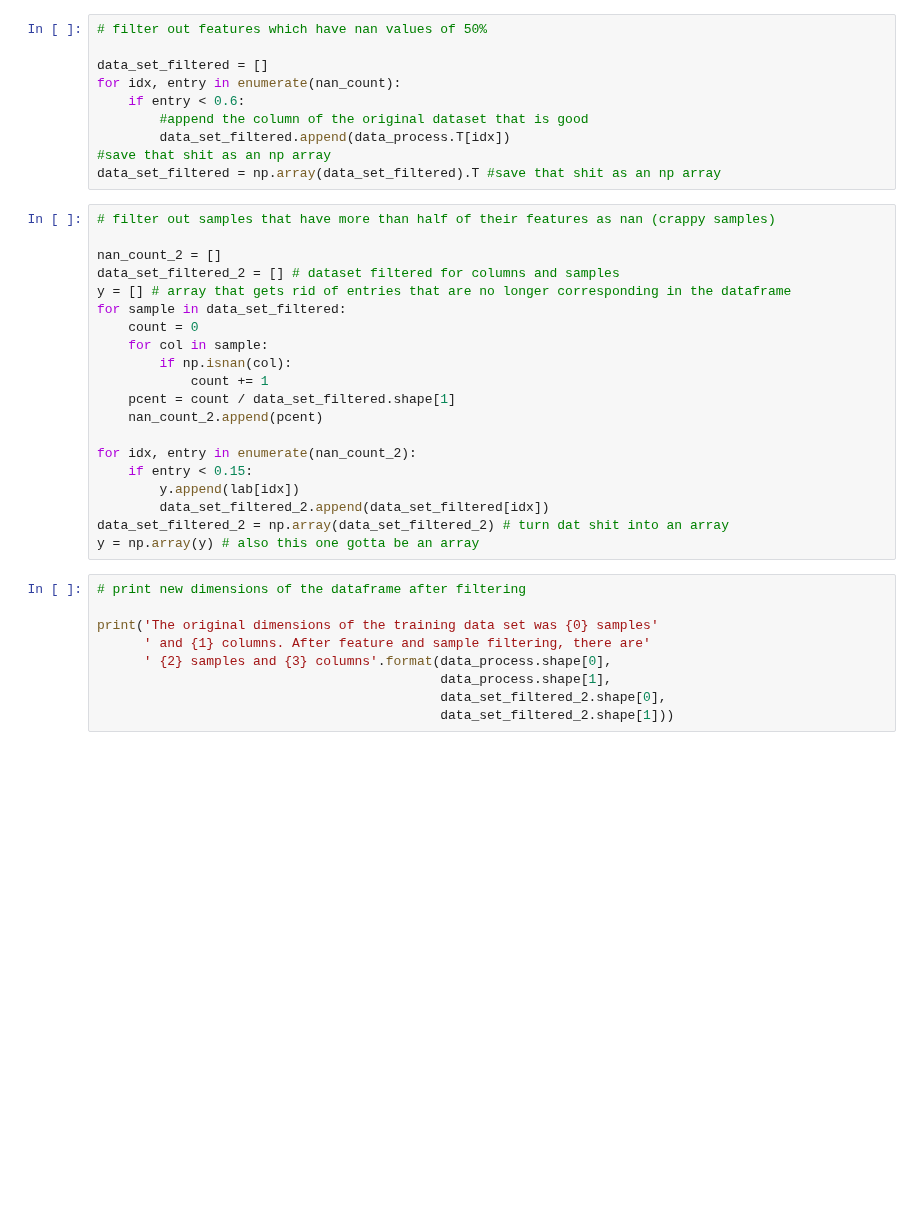
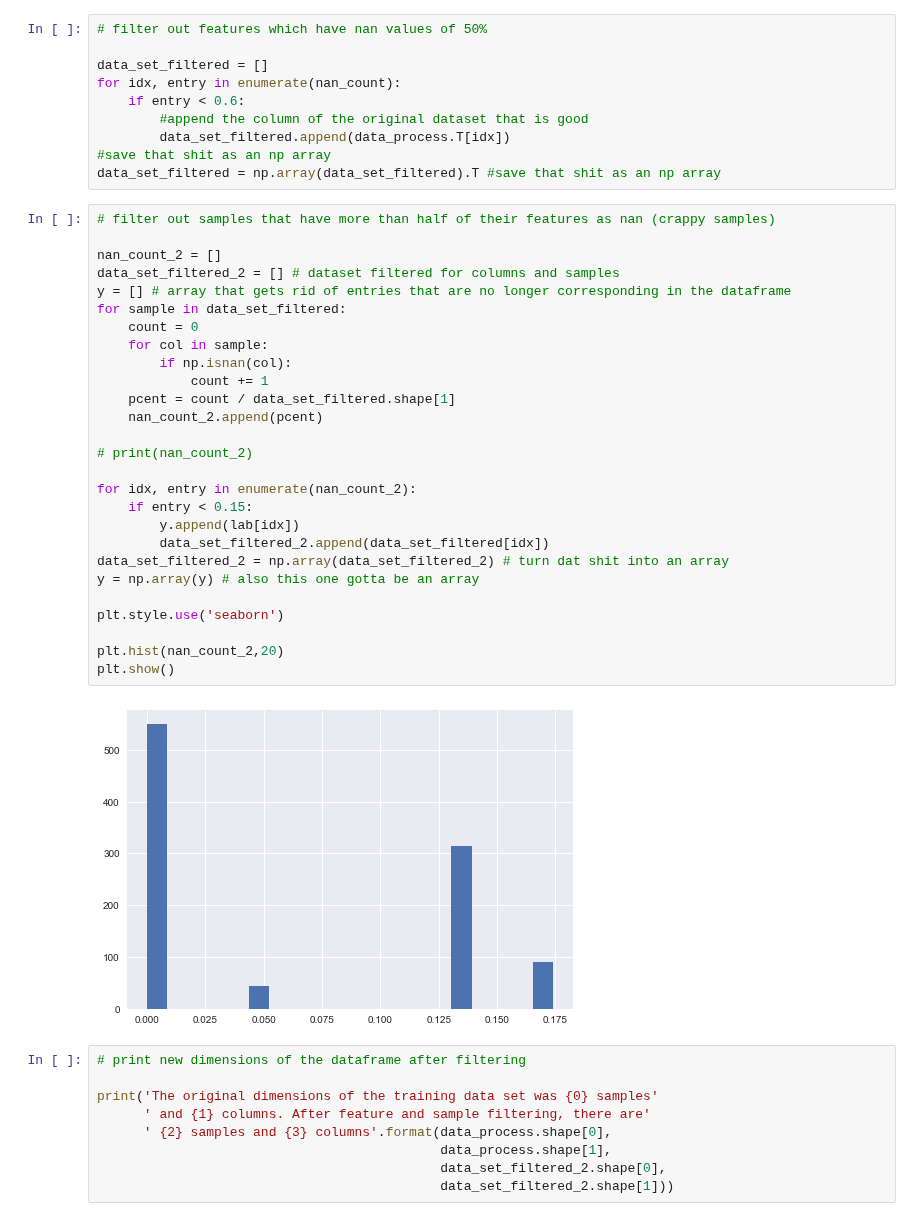
Before and after one commit to hhschede/machine_learning, a Jupyter notebook: project_1/Project_1_jupy.ipynb, the cells around one changed output. Cells and saved outputs as stored; diff of their text form; blank space fills up the shorter version.

```diff
--- a/project_1/Project_1_jupy.ipynb
+++ b/project_1/Project_1_jupy.ipynb
@@ -62,23 +70,32 @@ data_set_filtered = np.array(data_set_filtered).T #save that shit as an np array
 # %%
 # filter out samples that have more than half of their features as nan (crappy samples)
 
 nan_count_2 = []
 data_set_filtered_2 = [] # dataset filtered for columns and samples
 y = [] # array that gets rid of entries that are no longer corresponding in the dataframe
 for sample in data_set_filtered:
     count = 0
     for col in sample:
         if np.isnan(col):
             count += 1
     pcent = count / data_set_filtered.shape[1]
     nan_count_2.append(pcent)
 
+# print(nan_count_2)
+
 for idx, entry in enumerate(nan_count_2):
     if entry < 0.15:
         y.append(lab[idx])
         data_set_filtered_2.append(data_set_filtered[idx])
 data_set_filtered_2 = np.array(data_set_filtered_2) # turn dat shit into an array
 y = np.array(y) # also this one gotta be an array
+
+plt.style.use('seaborn')
+
+plt.hist(nan_count_2,20)
+plt.show()
+# %% [output]
+[figure, added]
 # %%
 # print new dimensions of the dataframe after filtering
 
```
Also changed, not shown: parts of 8 cells of this notebook, 2 other files.
